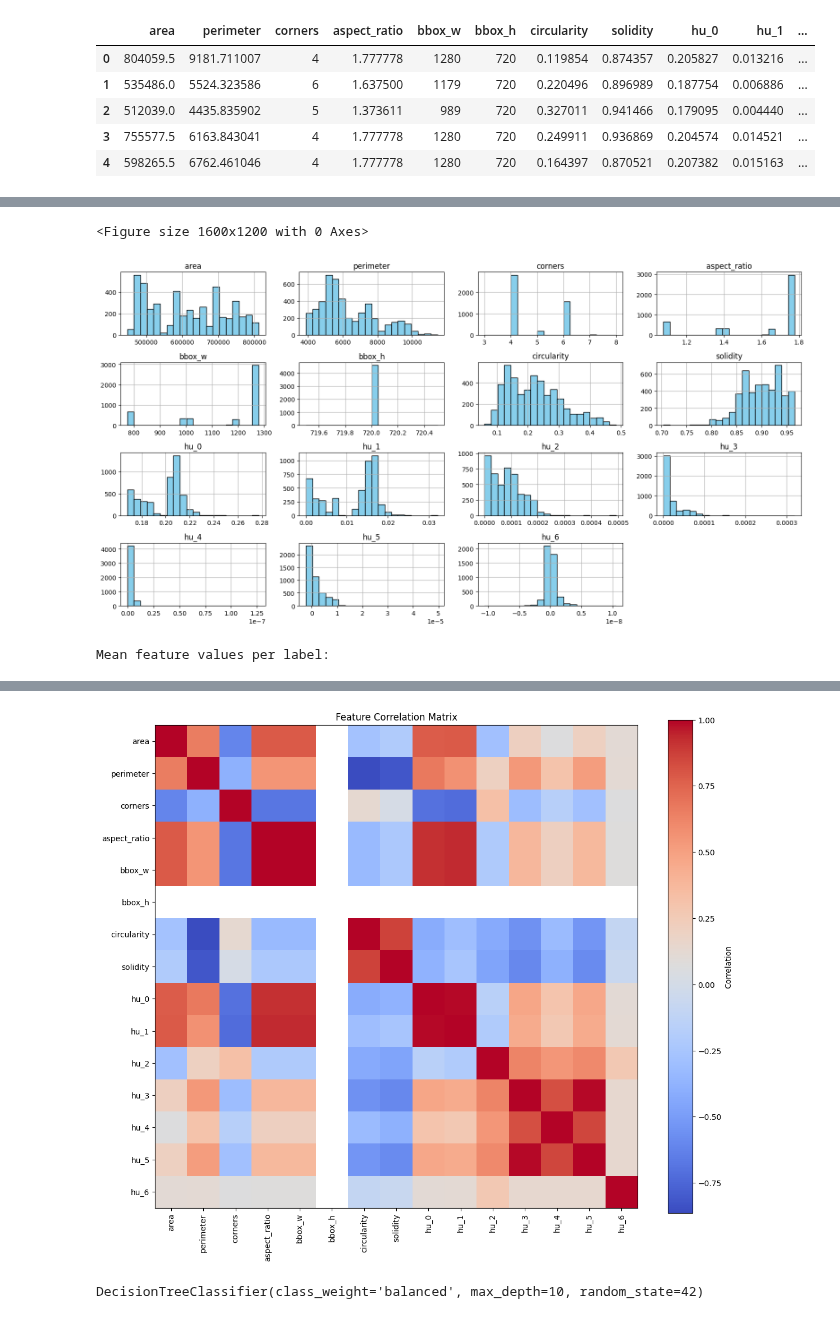
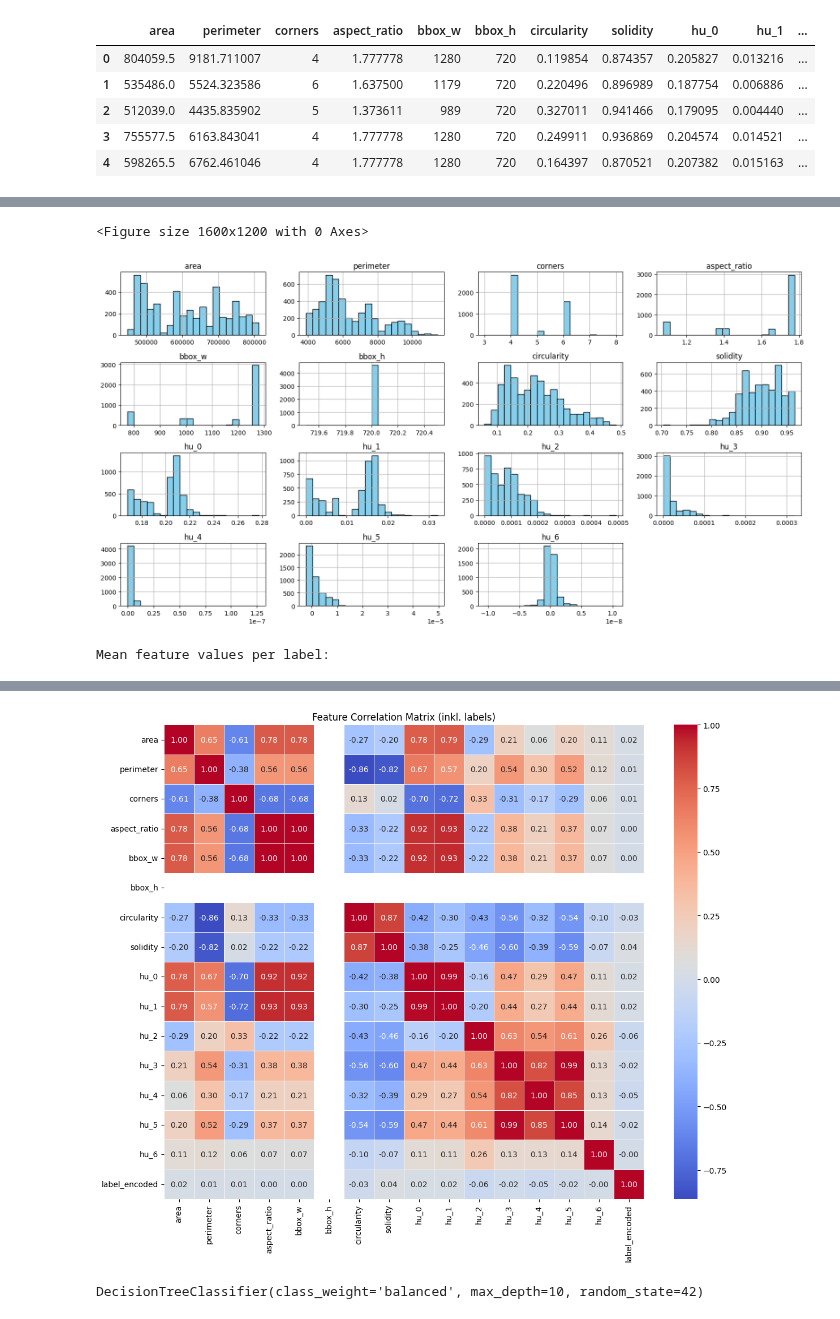
Before and after one commit to ibinsandig/Portal-zur-Exmatrikulation, a Jupyter notebook: misc/prepWork/dev_pictures/test.ipynb, the cells around one changed output, grey strips where cells are left out. Drawn from its saved outputs; the diff is of its cells as text; code cells hidden in the pictures.

```diff
--- a/misc/prepWork/dev_pictures/test.ipynb
+++ b/misc/prepWork/dev_pictures/test.ipynb
@@ -186,5 +212,6 @@ Dataset shape: (4592, 16)
 # %%
 import matplotlib.pyplot as plt
+import seaborn as sns
 
 print("Feature dataframe shape:", df.shape)
 print("Label distribution:")
@@ -204,43 +231,43 @@ plt.show()
 print("Mean feature values per label:")
 display(df.groupby("label").mean())
 
-# Korrelationsmatrix
-corr_matrix = df.drop(columns=["label"]).corr()
+# Korrelationsmatrix inklusive kodiertem Label
+corr_df = df.copy()
+corr_df["label_encoded"] = corr_df["label"].astype("category").cat.codes
+corr_matrix = corr_df.drop(columns=["label"]).corr()
+
 plt.figure(figsize=(12, 10))
-plt.imshow(corr_matrix, cmap="coolwarm", aspect="equal")
-plt.colorbar(label="Correlation")
-plt.xticks(range(len(corr_matrix.columns)), corr_matrix.columns, rotation=90)
-plt.yticks(range(len(corr_matrix.index)), corr_matrix.index)
-plt.title("Feature Correlation Matrix")
+sns.heatmap(corr_matrix, annot=True, cmap="coolwarm", fmt=".2f", linewidths=0.5)
+plt.title("Feature Correlation Matrix (inkl. labels)")
 plt.tight_layout()
 plt.show()
 # %% [output]
 Feature dataframe shape: (4592, 16)
 Label distribution:
 label
 unicorn     1582
 cat         1554
 rejected    1456
 Name: count, dtype: int64
 Summary statistics:
 |  | area | perimeter | corners | aspect_ratio | bbox_w | bbox_h | circularity | solidity | hu_0 | hu_1 | ... |
 | count | 4592.000000 | 4592.000000 | 4592.000000 | 4592.000000 | 4592.000000 | 4592.0 | 4592.000000 | 4592.000000 | 4592.000000 | 4592.000000 | ... |
 | mean | 614903.159517 | 6276.156569 | 4.742378 | 1.614774 | 1162.637413 | 720.0 | 0.221908 | 0.899896 | 0.198292 | 0.011225 | ... |
 | std | 105349.336342 | 1597.883770 | 0.955356 | 0.251822 | 181.312050 | 0.0 | 0.086546 | 0.039835 | 0.016446 | 0.006523 | ... |
 | min | 447262.500000 | 3879.979790 | 3.000000 | 1.075000 | 774.000000 | 720.0 | 0.060110 | 0.703404 | 0.167973 | 0.000001 | ... |
 | 25% | 505982.000000 | 5117.603263 | 4.000000 | 1.412500 | 1017.000000 | 720.0 | 0.147043 | 0.869384 | 0.180155 | 0.004410 | ... |
 | 50% | 602917.750000 | 5764.582551 | 4.000000 | 1.777778 | 1280.000000 | 720.0 | 0.216187 | 0.901198 | 0.205730 | 0.014535 | ... |
 | 75% | 702072.000000 | 7336.584601 | 6.000000 | 1.777778 | 1280.000000 | 720.0 | 0.278689 | 0.934347 | 0.209706 | 0.016311 | ... |
 | max | 812235.000000 | 11452.523402 | 8.000000 | 1.777778 | 1280.000000 | 720.0 | 0.484601 | 0.966246 | 0.277485 | 0.032085 | ... |
 <Figure size 1600x1200 with 0 Axes>
 [figure]
 Mean feature values per label:
 |  | area | perimeter | corners | aspect_ratio | bbox_w | bbox_h | circularity | solidity | hu_0 | hu_1 | ... |
 | label |  |  |  |  |  |  |  |  |  |  | ... |
 | cat | 614328.370335 | 6180.710526 | 4.727799 | 1.614927 | 1162.747104 | 720.0 | 0.232791 | 0.900787 | 0.197224 | 0.010854 | ... |
 | rejected | 610044.088942 | 6428.942087 | 4.739698 | 1.614432 | 1162.390797 | 720.0 | 0.204777 | 0.893774 | 0.199719 | 0.011628 | ... |
 | unicorn | 619939.840392 | 6229.296542 | 4.759166 | 1.614940 | 1162.756637 | 720.0 | 0.226984 | 0.904655 | 0.198029 | 0.011220 | ... |
-[figure, old version]
+[figure, new version]
 # %%
 X = df.drop(columns=["label"])
 y = df["label"]
```
Also changed, not shown: parts of 1 cell of this notebook.
